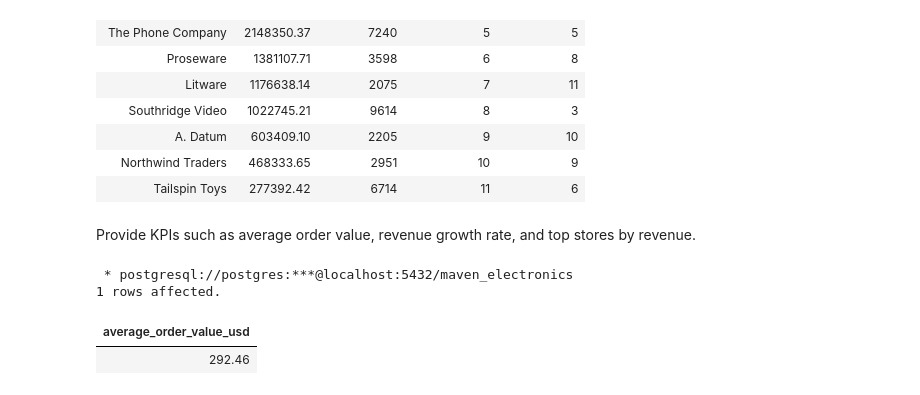
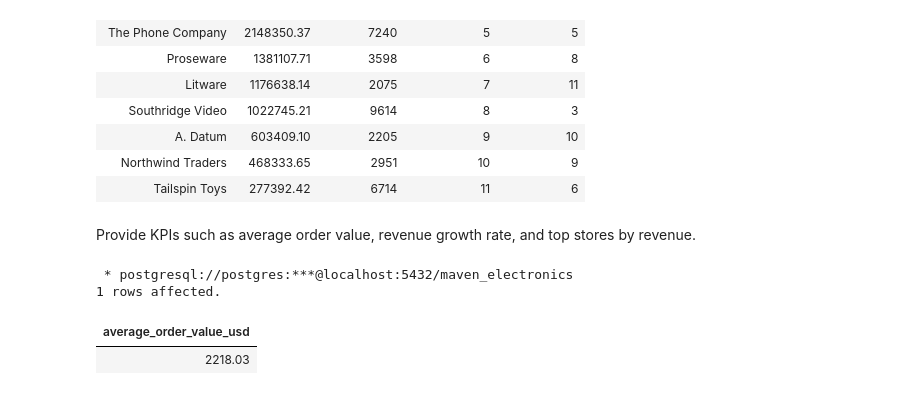
Before and after one commit to Ronald116/Data-Analysis-Projects, a Jupyter notebook: Maven_Global_Electronics_Retailer/global_electronics_retail_analysis.ipynb, the cells around one changed output. Cells and saved outputs as stored; diff of their text form; code cells hidden in the pictures.

```diff
--- a/Maven_Global_Electronics_Retailer/global_electronics_retail_analysis.ipynb
+++ b/Maven_Global_Electronics_Retailer/global_electronics_retail_analysis.ipynb
@@ -509,26 +509,26 @@ Provide KPIs such as average order value, revenue growth rate, and top stores by
 # %%
 %%sql
 -- average order value
 
 SELECT
     ROUND(
         SUM((s.quantity * p.unit_price_usd) / e.exchange)::numeric
     /
-    SUM(s.quantity), 2
+    COUNT(DISTINCT s.order_number), 2
     ) AS average_order_value_usd
 FROM
     sales s
 JOIN
     products p
 ON
     s.productkey = p.productkey
 JOIN
     exchange_rates e
 ON
     s.currency_code = e.currency AND
     s.order_date = e.date;
 # %% [output]
  * postgresql://postgres:***@localhost:5432/maven_electronics
 1 rows affected.
 | average_order_value_usd |
-| 292.46 |
+| 2218.03 |
```
Also changed, not shown: parts of 2 cells of this notebook.
